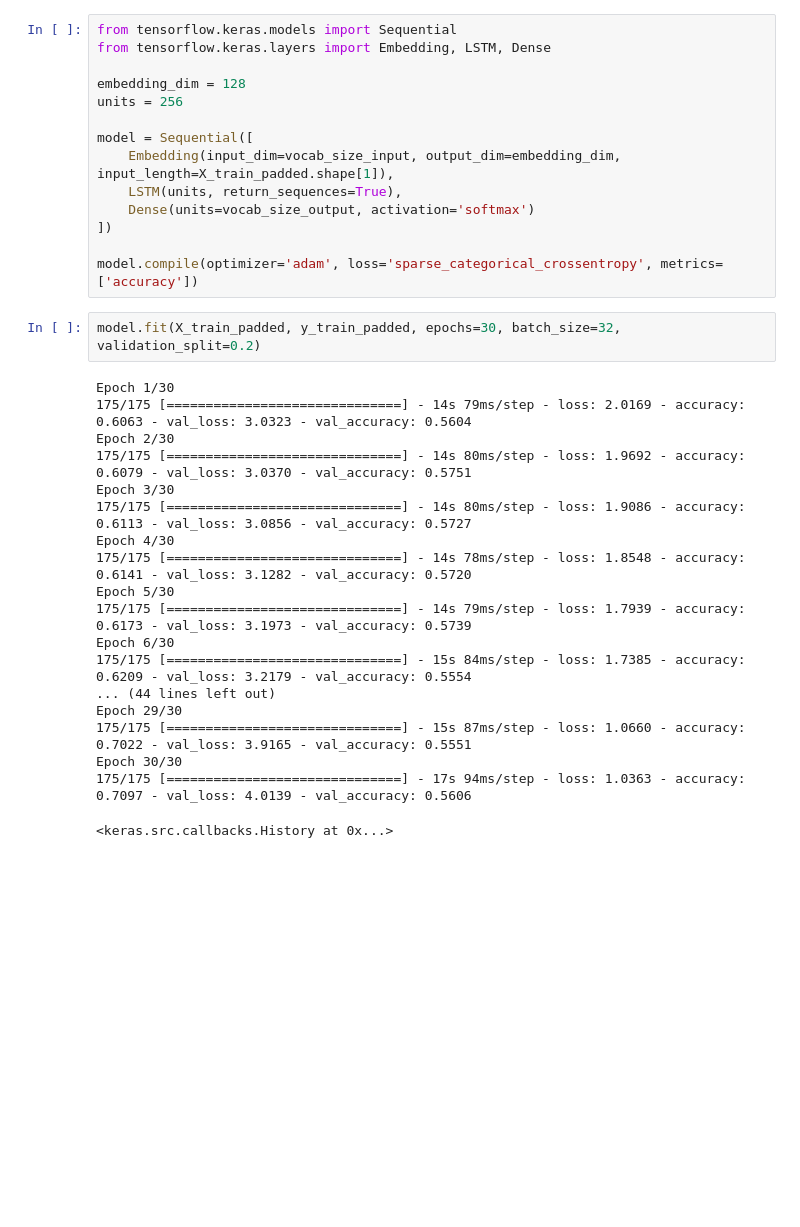
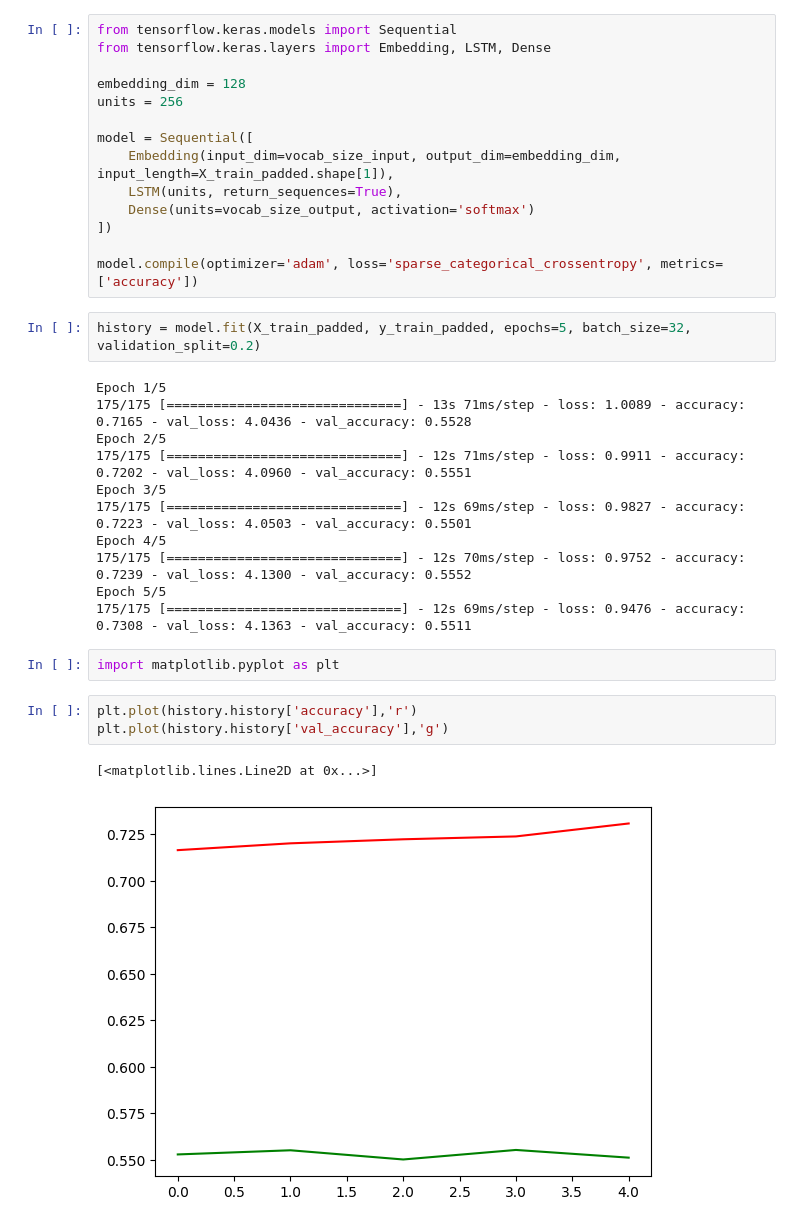
Before and after one commit to SinghJagpreet096/text-sql, a Jupyter notebook: baseline.ipynb, the cells around one changed output. Cells and saved outputs as stored; diff of their text form; blank space fills up the shorter version.

Commit message:
training pipeline

```diff
--- a/baseline.ipynb
+++ b/baseline.ipynb
@@ -94,23 +94,23 @@ model = Sequential([
 
 model.compile(optimizer='adam', loss='sparse_categorical_crossentropy', metrics=['accuracy'])
 # %%
-model.fit(X_train_padded, y_train_padded, epochs=30, batch_size=32, validation_split=0.2)
+history = model.fit(X_train_padded, y_train_padded, epochs=5, batch_size=32, validation_split=0.2)
 # %% [output]
-Epoch 1/30
-175/175 [==============================] - 14s 79ms/step - loss: 2.0169 - accuracy: 0.6063 - val_loss: 3.0323 - val_accuracy: 0.5604
-Epoch 2/30
-175/175 [==============================] - 14s 80ms/step - loss: 1.9692 - accuracy: 0.6079 - val_loss: 3.0370 - val_accuracy: 0.5751
-Epoch 3/30
-175/175 [==============================] - 14s 80ms/step - loss: 1.9086 - accuracy: 0.6113 - val_loss: 3.0856 - val_accuracy: 0.5727
-Epoch 4/30
-175/175 [==============================] - 14s 78ms/step - loss: 1.8548 - accuracy: 0.6141 - val_loss: 3.1282 - val_accuracy: 0.5720
-Epoch 5/30
-175/175 [==============================] - 14s 79ms/step - loss: 1.7939 - accuracy: 0.6173 - val_loss: 3.1973 - val_accuracy: 0.5739
-Epoch 6/30
-175/175 [==============================] - 15s 84ms/step - loss: 1.7385 - accuracy: 0.6209 - val_loss: 3.2179 - val_accuracy: 0.5554
-... (44 lines left out)
-Epoch 29/30
-175/175 [==============================] - 15s 87ms/step - loss: 1.0660 - accuracy: 0.7022 - val_loss: 3.9165 - val_accuracy: 0.5551
-Epoch 30/30
-175/175 [==============================] - 17s 94ms/step - loss: 1.0363 - accuracy: 0.7097 - val_loss: 4.0139 - val_accuracy: 0.5606
+Epoch 1/5
+175/175 [==============================] - 13s 71ms/step - loss: 1.0089 - accuracy: 0.7165 - val_loss: 4.0436 - val_accuracy: 0.5528
+Epoch 2/5
+175/175 [==============================] - 12s 71ms/step - loss: 0.9911 - accuracy: 0.7202 - val_loss: 4.0960 - val_accuracy: 0.5551
+Epoch 3/5
+175/175 [==============================] - 12s 69ms/step - loss: 0.9827 - accuracy: 0.7223 - val_loss: 4.0503 - val_accuracy: 0.5501
+Epoch 4/5
+175/175 [==============================] - 12s 70ms/step - loss: 0.9752 - accuracy: 0.7239 - val_loss: 4.1300 - val_accuracy: 0.5552
+Epoch 5/5
+175/175 [==============================] - 12s 69ms/step - loss: 0.9476 - accuracy: 0.7308 - val_loss: 4.1363 - val_accuracy: 0.5511
-<keras.src.callbacks.History at 0x...>
+# %%
+import matplotlib.pyplot as plt
+# %%
+plt.plot(history.history['accuracy'],'r')
+plt.plot(history.history['val_accuracy'],'g')
+# %% [output]
+[<matplotlib.lines.Line2D at 0x...>]
+[figure, added]
```
Also changed, not shown: parts of 5 cells of this notebook, 7 other files.
